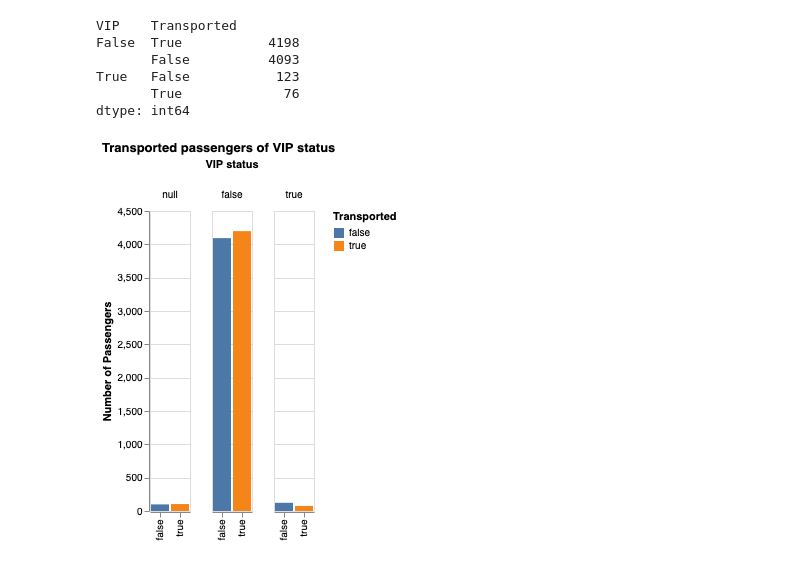
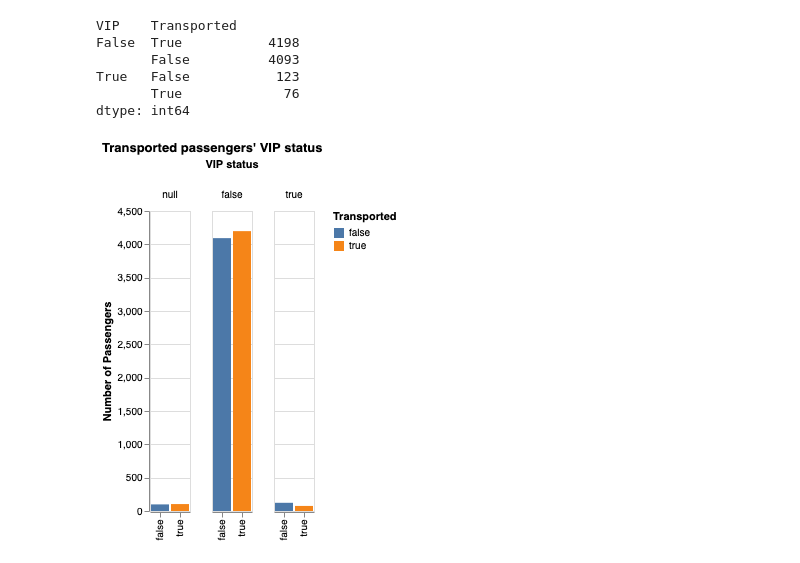
Before and after one commit to hcwang24/space_titanic, a Jupyter notebook: initial_analysis.ipynb, the cells around one changed output. Saved outputs shown, nothing was run; the diff lists cells and outputs as text; code cells hidden in the pictures.

```diff
--- a/initial_analysis.ipynb
+++ b/initial_analysis.ipynb
@@ -104,9 +104,8 @@ Name: Transported, dtype: int64
 # There are 6217 groups in the train_df, and up to 8 members per group (groupId 4498). Most groups has only
 # 1 member.
 
-passIdsplit = pd.DataFrame(train_df["PassengerId"].str.split('_', expand=True).values,
-             columns=['groupId', 'memberId'])
-passIdsplit.describe()
+train_df[['groupId', 'memberId']] = train_df["PassengerId"].str.split('_', expand=True).values
+train_df[['groupId', 'memberId']].describe()
 # %% [output]
 |  | groupId | memberId |
 | count | 8693 | 8693 |
@@ -281,12 +280,12 @@ dtype: int64
 # %%
 alt.Chart(
     train_df[["VIP", "Transported"]],
-    title="Transported passengers of VIP status",
+    title="Transported passengers' VIP status",
 ).mark_bar().encode(
     x=alt.X("Transported:N", title=""),
     y=alt.Y("count()", title="Number of Passengers"),
     color=alt.Color("Transported:N"),
     column=alt.Column("VIP:N", title="VIP status"),
 )
 # %% [output]
-[figure, old version]
+[figure, new version]
```
Also changed, not shown: parts of 5 cells of this notebook.
